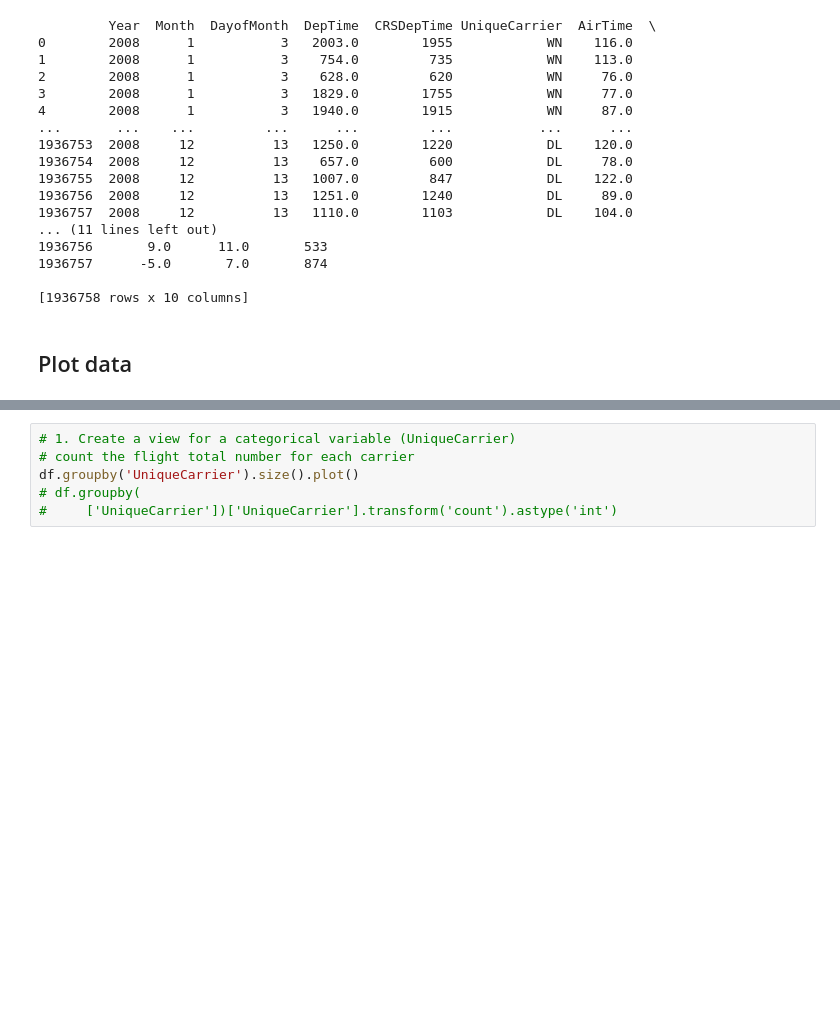
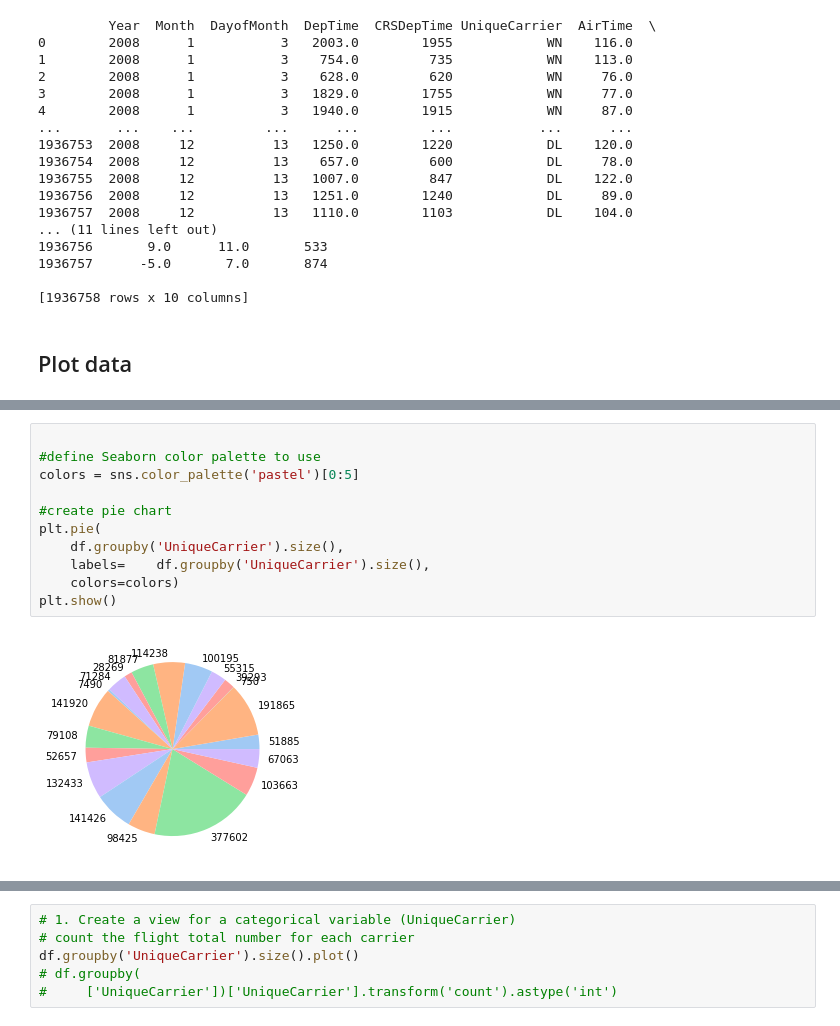
Before and after one commit to ndrini/CDP_M1_T01_numpy, a Jupyter notebook: M2_T01_matplotlib.ipynb, the cells around one changed output, grey strips where cells are left out. Saved outputs shown, nothing was run; the diff lists cells and outputs as text; blank space fills up the shorter version.

```diff
--- a/M2_T01_matplotlib.ipynb
+++ b/M2_T01_matplotlib.ipynb
@@ -81,0 +138,13 @@ The task is:
+# %%
+
+#define Seaborn color palette to use
+colors = sns.color_palette('pastel')[0:5]
+
+#create pie chart
+plt.pie(
+    df.groupby('UniqueCarrier').size(),
+    labels=    df.groupby('UniqueCarrier').size(),
+    colors=colors)
+plt.show()
+# %% [output]
+[figure, added]
```
Also changed, not shown: parts of 12 cells of this notebook, 3 other files.
